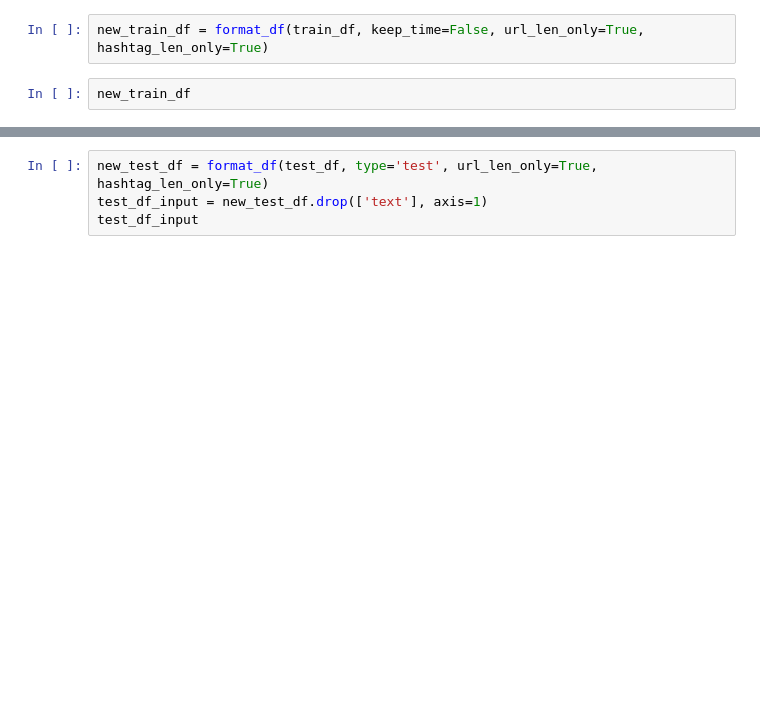
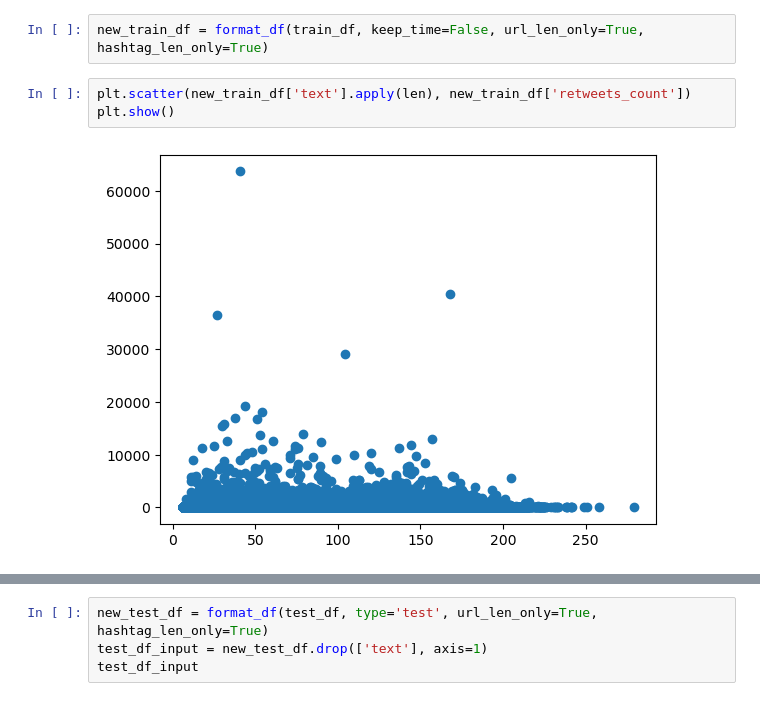
Before and after one commit to caiocj1/retweet-num-prediction, a Jupyter notebook: data_exploration.ipynb, the cells around one changed output, grey strips where cells are left out. Saved outputs shown, nothing was run; the diff lists cells and outputs as text; blank space fills up the shorter version.

```diff
--- a/data_exploration.ipynb
+++ b/data_exploration.ipynb
@@ -51,5 +78,8 @@ def format_df(df: pd.DataFrame,
     return final_df
 # %%
 new_train_df = format_df(train_df, keep_time=False, url_len_only=True, hashtag_len_only=True)
-# %%
-new_train_df
+# %%
+plt.scatter(new_train_df['text'].apply(len), new_train_df['retweets_count'])
+plt.show()
+# %% [output]
+[figure, added]
```
Also changed, not shown: parts of 19 cells of this notebook, 2 other files.
